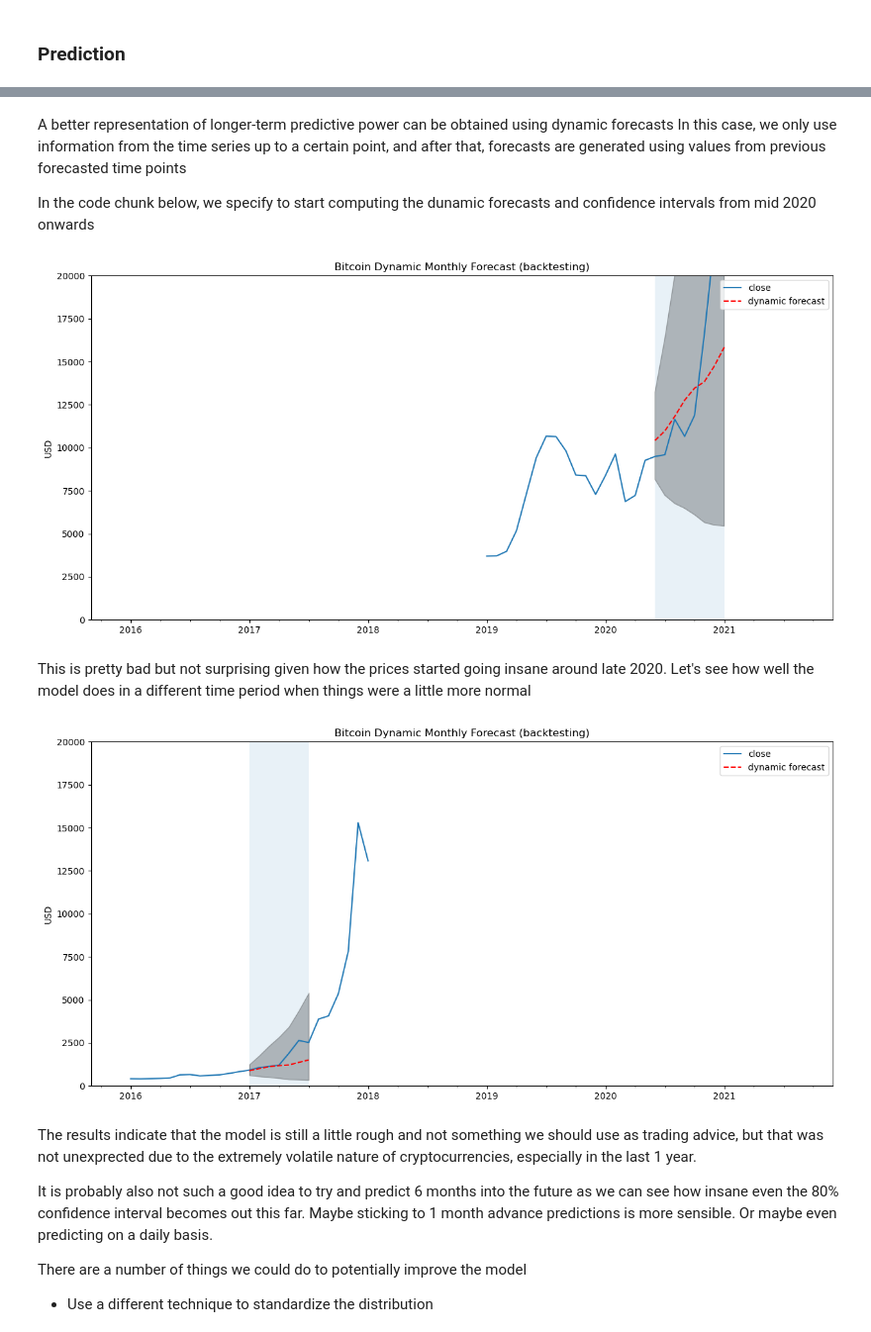
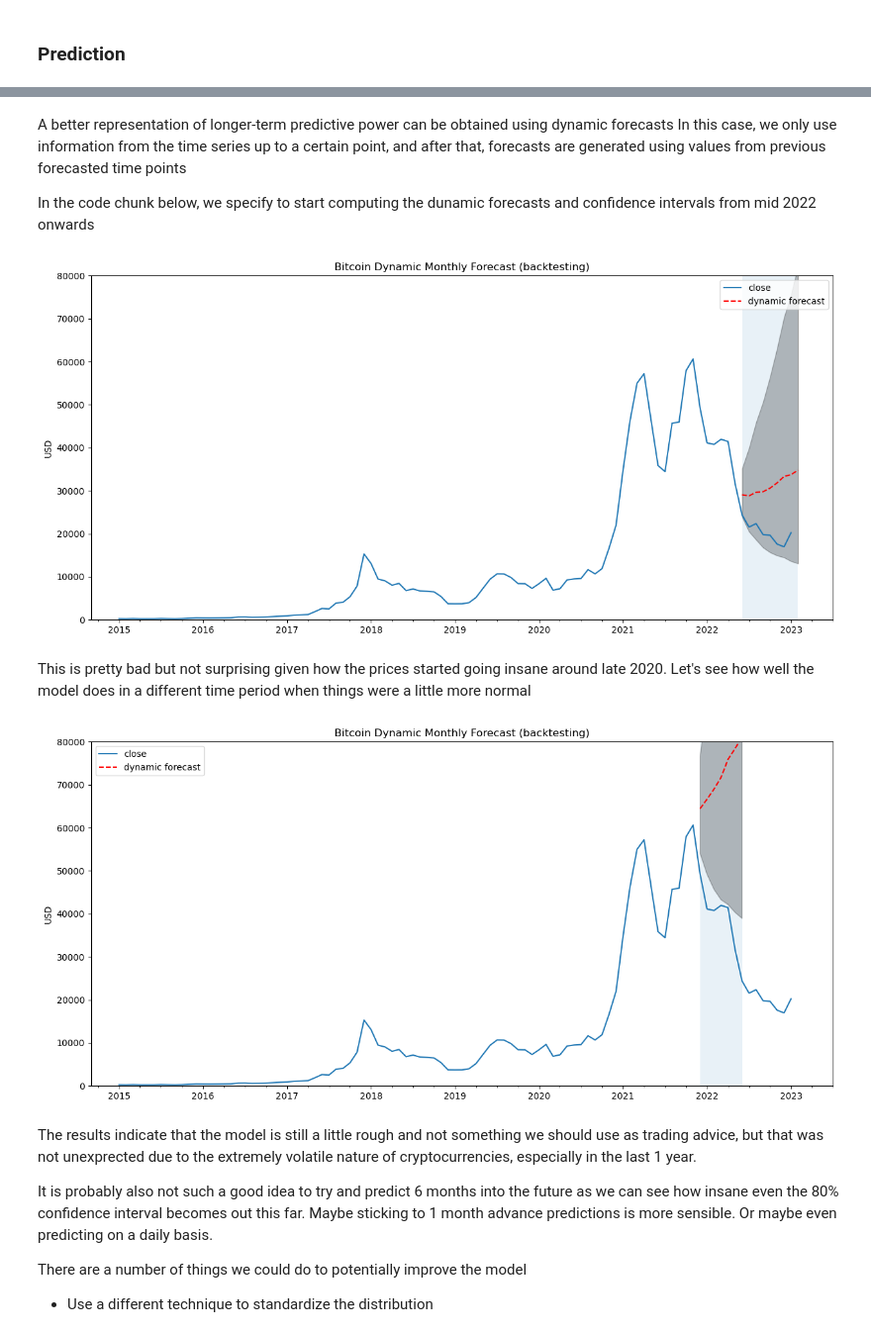
Before and after one commit to Alaneel/mini-project, a Jupyter notebook: src/2.ARIMA.ipynb, the cells around one changed output, grey strips where cells are left out. Shown at 99% size. Cells and saved outputs as stored; diff of their text form; code cells hidden in the pictures.

```diff
--- a/src/2.ARIMA.ipynb
+++ b/src/2.ARIMA.ipynb
@@ -188,7 +186,7 @@ We will use the AIC (Akaike Information Criterion) value, returned with ARIMA mo
 # Initial approximation of parameters
 qs = range(0, 3)
 ps = range(0, 3)
-d = 1
+d = 2
 parameters = product(ps, qs)
 parameters_list = list(parameters)
 len(parameters_list)
@@ -309,7 +307,7 @@ Apparently bitcoin data does display slight seasonality. So let's try to improve
 When dealing with seasonal effects, we make use of seasonal ARIMA, which is denoted as ARIMA(p, d, q)(P, D, Q)s. Here, (p, d, q) are the non-seasonal parameters described above, while(P, D, Q) follow the same definition but are applied to the seasonal component of the time series. The terms is the periodicity of the time series (4 for quarterly periods, 12 for yearly periods, etc.)
 # %%
 # Initial approximation of parameters
-Qs = range(0, 2)
+Qs = range(0, 3)
 qs = range(0, 3)
 Ps = range(0, 3)
 ps = range(0, 3)
@@ -393,11 +391,11 @@ Dickey-Fuller test: p=0.000000
 # %%
 # Prediction
 btc_month2 = btc_month[['close']]
-date_list = [datetime(2021, 9, 30), datetime(2021, 10, 31), datetime(2021, 11, 30), datetime(2021, 12, 31)]
+date_list = [datetime(2023, 4, 30), datetime(2023, 5, 31), datetime(2023, 6, 30), datetime(2023, 7, 31)]
 future = pd.DataFrame(index = date_list, columns = btc_month.columns)
 btc_month2 = pd.concat([btc_month2, future])
 
-btc_month2['forecast'] = invboxcox(best_model.predict(start = 0, end = 75), lmbda)
+btc_month2['forecast'] = invboxcox(best_model.predict(start = datetime(2014, 9, 30), end = datetime(2023, 7, 31)), lmbda)
 
 plt.figure(figsize = (15, 7))
 btc_month2.close.plot()
@@ -425,41 +425,41 @@ Root Mean Squared Error: 2073.76
 # %% [markdown]
 A better representation of longer-term predictive power can be obtained using dynamic forecasts In this case, we only use information from the time series up to a certain point, and after that, forecasts are generated using values from previous forecasted time points
 
-In the code chunk below, we specify to start computing the dunamic forecasts and confidence intervals from mid 2020 onwards
+In the code chunk below, we specify to start computing the dunamic forecasts and confidence intervals from mid 2022 onwards
 # %%
 # Get the dynamic forecast between dates t1 and t2
-t1 = pd.to_datetime('2020-06-30')
-t2 = pd.to_datetime('2021-01-31')
+t1 = pd.to_datetime('2022-06-30')
+t2 = pd.to_datetime('2023-02-28')
 btc_month_dynamic = best_model.get_prediction(start = t1, end = t2, dynamic = True, full_results = True)
 btc_month2['dynamic_forecast'] = invboxcox(btc_month_dynamic.predicted_mean, lmbda)
 
 # Taking 80% confidence interval because the 95% blows out too high to visualize
 pred_dynamic_ci = btc_month_dynamic.conf_int(alpha = 0.2)
 pred_dynamic_ci['lower close_box'] = invboxcox(pred_dynamic_ci['lower close_box'], lmbda)
 pred_dynamic_ci['upper close_box'] = invboxcox(pred_dynamic_ci['upper close_box'], lmbda)
 
 # Plot
 plt.figure(figsize = (15, 7))
-plt.ylim((0, 20000))
+plt.ylim((0, 80000))
 
-btc_month2.close['2019':'2021-01'].plot(label = 'close')
+btc_month2.close['2015':'2023-01'].plot(label = 'close')
 btc_month2.dynamic_forecast.plot(color = 'r', ls = '--', label = 'dynamic forecast')
 
 plt.fill_between(pred_dynamic_ci.index, pred_dynamic_ci.iloc[:, 0], pred_dynamic_ci.iloc[:, 1], color = 'k', alpha = .25)
 plt.fill_betweenx(plt.ylim(), t1, t2, alpha = .1, zorder = -1)
 
 plt.legend()
 plt.title('Bitcoin Dynamic Monthly Forecast (backtesting)')
 plt.ylabel('USD')
 plt.show()
 # %% [output]
-[figure, old version]
+[figure, new version]
 # %% [markdown]
 This is pretty bad but not surprising given how the prices started going insane around late 2020. Let's see how well the model does in a different time period when things were a little more normal
 # %%
 # Get the dynamic forecast between dates t1 and t2
-t1 = pd.to_datetime('2017-01-31')
-t2 = pd.to_datetime('2017-07-31')
+t1 = pd.to_datetime('2021-12-31')
+t2 = pd.to_datetime('2022-06-30')
 btc_month_dynamic = best_model.get_prediction(start = t1, end = t2, dynamic = True, full_results = True)
 btc_month2['dynamic_forecast'] = invboxcox(btc_month_dynamic.predicted_mean, lmbda)
 
@@ -470,9 +470,9 @@ pred_dynamic_ci['upper close_box'] = invboxcox(pred_dynamic_ci['upper close_box'
 
 # Plot
 plt.figure(figsize = (15, 7))
-plt.ylim((0, 20000))
+plt.ylim((0, 80000))
 
-btc_month2.close['2016':'2018-01'].plot(label = 'close')
+btc_month2.close['2015':'2023-01'].plot(label = 'close')
 btc_month2.dynamic_forecast.plot(color = 'r', ls = '--', label = 'dynamic forecast')
 
 plt.fill_between(pred_dynamic_ci.index, pred_dynamic_ci.iloc[:, 0], pred_dynamic_ci.iloc[:, 1], color = 'k', alpha = .25)
@@ -483,7 +483,7 @@ plt.title('Bitcoin Dynamic Monthly Forecast (backtesting)')
 plt.ylabel('USD')
 plt.show()
 # %% [output]
-[figure, old version]
+[figure, new version]
 # %% [markdown]
 The results indicate that the model is still a little rough and not something we should use as trading advice, but that was not unexprected due to the extremely volatile nature of cryptocurrencies, especially in the last 1 year.
 
```
Also changed, not shown: parts of 34 cells of this notebook, 16 other files.
